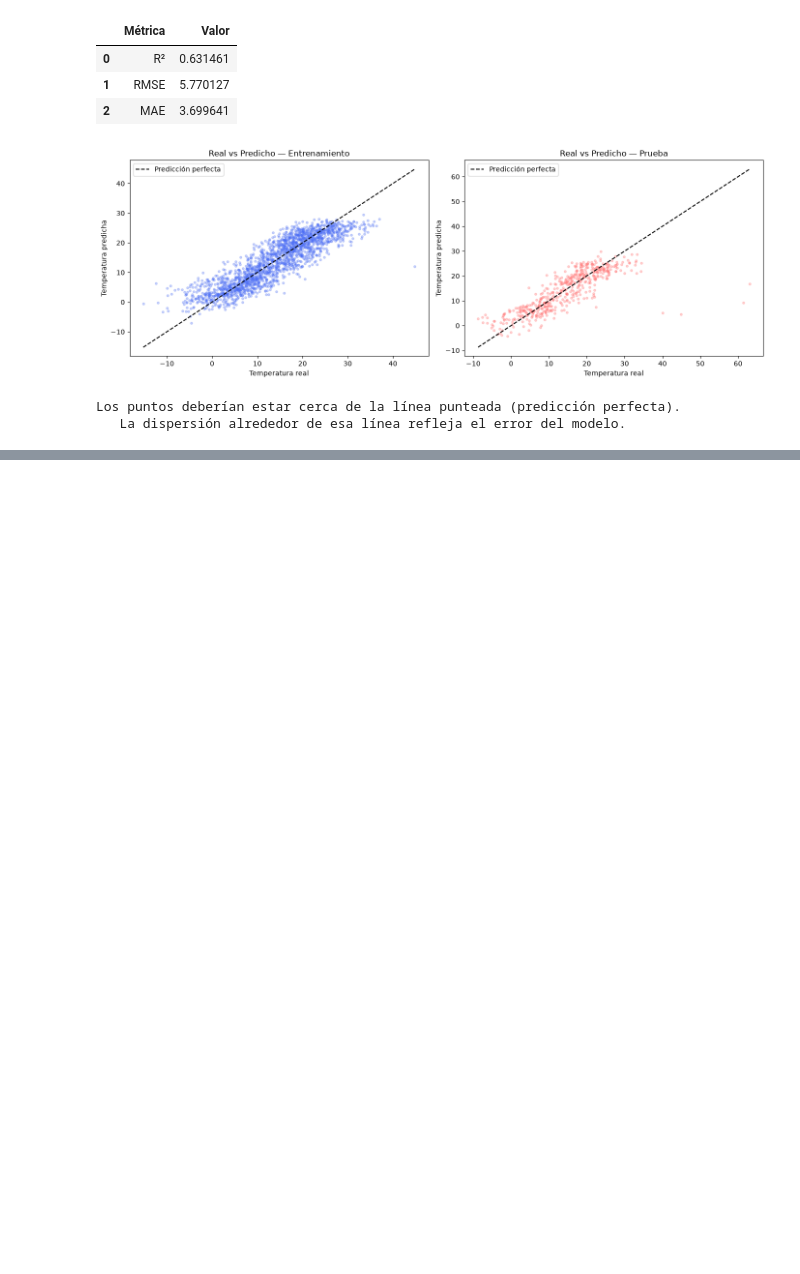
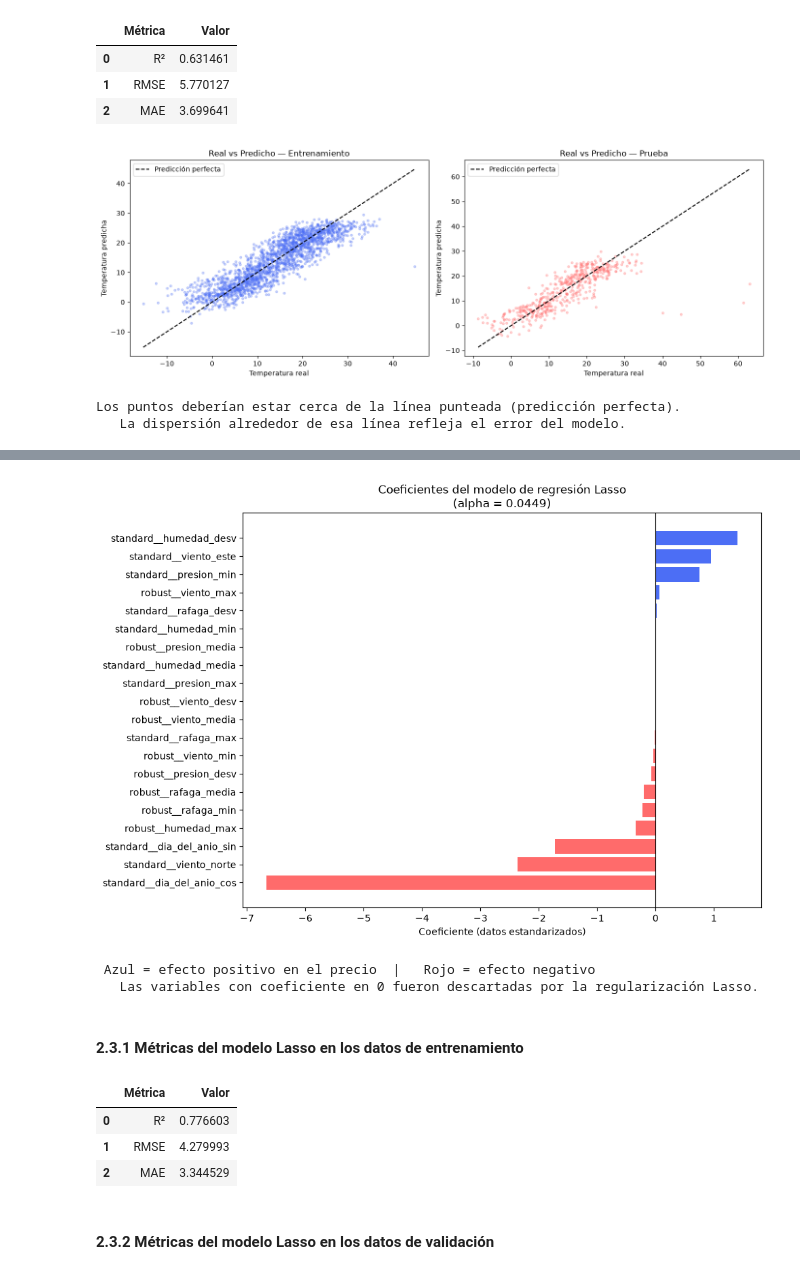
Before and after one commit to PedroSTrujillo/labs-aprendizaje-de-maquina, a Jupyter notebook: L1 copy/lab1.ipynb, the cells around one changed output, grey strips where cells are left out. Saved outputs shown, nothing was run; the diff lists cells and outputs as text; code cells hidden in the pictures; blank space fills up the shorter version.

```diff
--- a/L1 copy/lab1.ipynb
+++ b/L1 copy/lab1.ipynb
@@ -1321,0 +1330,11 @@ Los puntos deberían estar cerca de la línea punteada (predicción perfecta).
+# %%
+from sklearn.linear_model import Lasso, LassoCV
+
+Modelo_3_cv = LassoCV(cv=5, random_state=42, max_iter=10000)
+Modelo_3_cv.fit(Xt_train_2_df, y_train)
+
+alpha_optimo = Modelo_3_cv.alpha_
+print("Alpha óptimo seleccionado por validación cruzada:", alpha_optimo)
+
+Modelo_3 = Lasso(alpha=alpha_optimo, random_state=42, max_iter=10000)
+Modelo_3.fit(Xt_train_2_df, y_train)
@@ -1321,0 +1344,10 @@ Los puntos deberían estar cerca de la línea punteada (predicción perfecta).
+# %%
+coef_df_3 = pd.DataFrame({
+    "Variable": Xt_train_2_df.columns,
+    "Coeficiente": Modelo_3.coef_,
+})
+
+variables_eliminadas = (coef_df_3["Coeficiente"] == 0).sum()
+print("Variables llevadas a cero por Lasso:", variables_eliminadas, "de", len(coef_df_3))
+
+coef_df_3
@@ -1321,0 +1373,39 @@ Los puntos deberían estar cerca de la línea punteada (predicción perfecta).
+# %%
+coef_sorted = coef_df_3.sort_values('Coeficiente')
+colors = ['#FF6B6B' if c < 0 else '#4C6EF5' for c in coef_sorted['Coeficiente']]
+
+plt.figure(figsize=(10, 7))
+plt.barh(coef_sorted['Variable'], coef_sorted['Coeficiente'], color=colors)
+plt.axvline(0, color='black', linewidth=0.8)
+plt.xlabel('Coeficiente (datos estandarizados)')
+plt.title(f'Coeficientes del modelo de regresión Lasso\n(alpha = {alpha_optimo:.4f})')
+plt.tight_layout()
+plt.show()
+print(" Azul = efecto positivo en el precio  |   Rojo = efecto negativo")
+print("   Las variables con coeficiente en 0 fueron descartadas por la regularización Lasso.")
+# %% [output]
+[figure, added]
+ Azul = efecto positivo en el precio  |   Rojo = efecto negativo
+   Las variables con coeficiente en 0 fueron descartadas por la regularización Lasso.
+# %% [markdown]
+#### 2.3.1 Métricas del modelo Lasso en los datos de entrenamiento
+# %%
+y_train_pred_3 = Modelo_3.predict(Xt_train_2_df)
+
+r2_train_3 = r2_score(y_train, y_train_pred_3)
+rmse_train_3 = np.sqrt(mean_squared_error(y_train, y_train_pred_3))
+mae_train_3 = mean_absolute_error(y_train, y_train_pred_3)
+metricas_train_3 = pd.DataFrame(
+    {
+        "Métrica": ["R²", "RMSE", "MAE"],
+        "Valor": [r2_train_3, rmse_train_3, mae_train_3],
+    }
+)
+metricas_train_3
+# %% [output]
+|  | Métrica | Valor |
+| 0 | R² | 0.776603 |
+| 1 | RMSE | 4.279993 |
+| 2 | MAE | 3.344529 |
+# %% [markdown]
+#### 2.3.2 Métricas del modelo Lasso en los datos de validación
```
Also changed, not shown: parts of 57 cells of this notebook, 1 other file.
